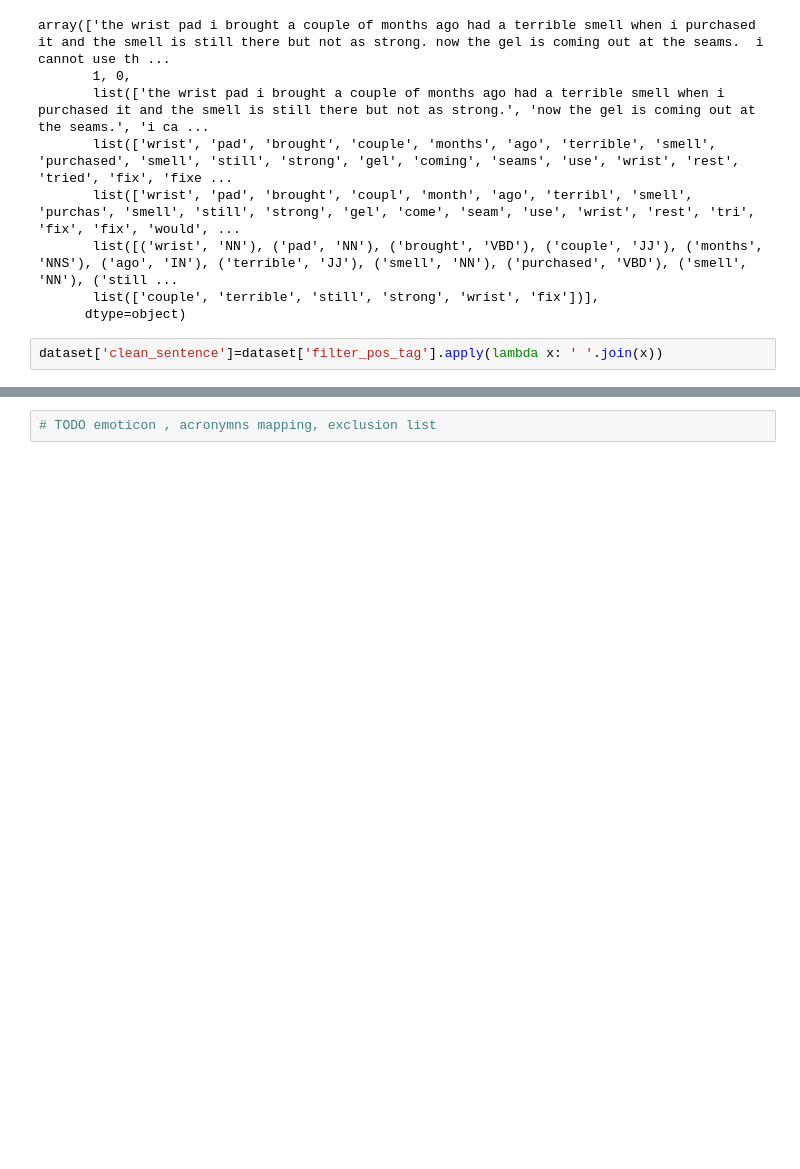
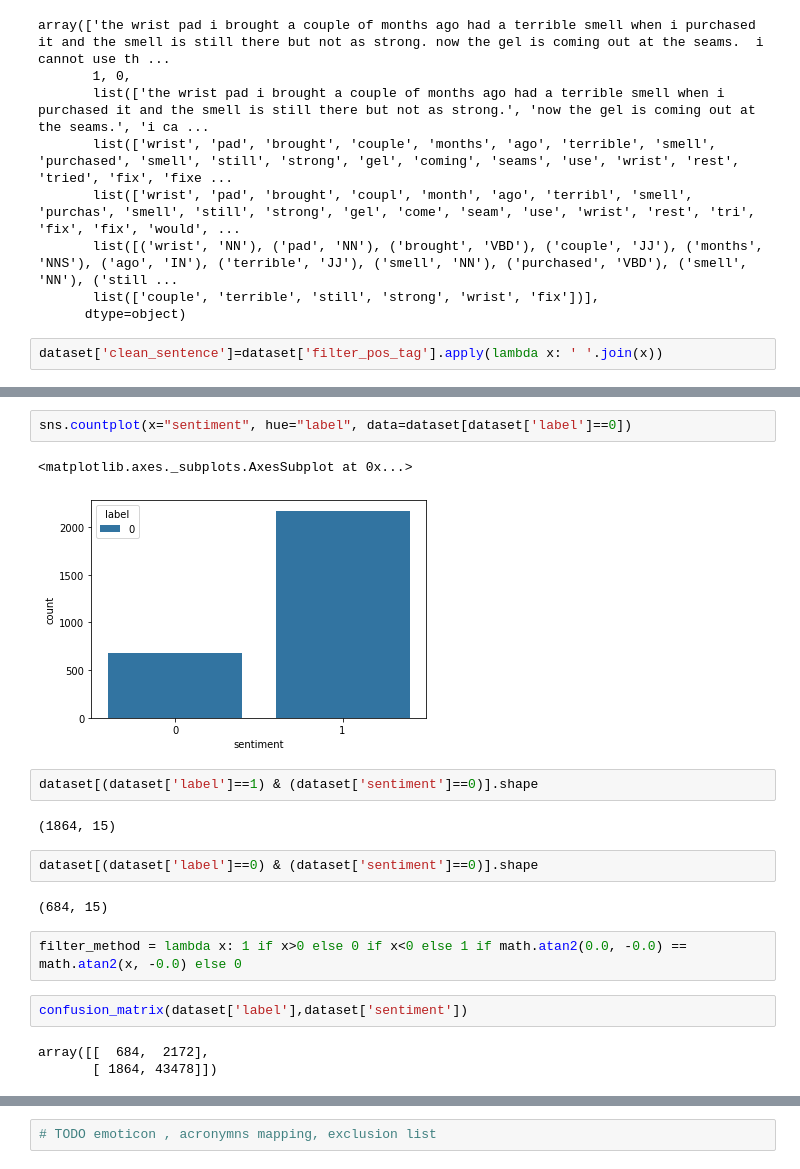
Before and after one commit to shishirkmr/predict_amazon_review_rating, a Jupyter notebook: sentiment_analyzer.ipynb, the cells around one changed output, grey strips where cells are left out. Saved outputs shown, nothing was run; the diff lists cells and outputs as text; blank space fills up the shorter version.

```diff
--- a/sentiment_analyzer.ipynb
+++ b/sentiment_analyzer.ipynb
@@ -332,0 +416,20 @@ dataset['clean_sentence']=dataset['filter_pos_tag'].apply(lambda x: ' '.join(x))
+# %%
+sns.countplot(x="sentiment", hue="label", data=dataset[dataset['label']==0])
+# %% [output]
+<matplotlib.axes._subplots.AxesSubplot at 0x...>
+[figure, added]
+# %%
+dataset[(dataset['label']==1) & (dataset['sentiment']==0)].shape
+# %% [output]
+(1864, 15)
+# %%
+dataset[(dataset['label']==0) & (dataset['sentiment']==0)].shape
+# %% [output]
+(684, 15)
+# %%
+filter_method = lambda x: 1 if x>0 else 0 if x<0 else 1 if math.atan2(0.0, -0.0) == math.atan2(x, -0.0) else 0
+# %%
+confusion_matrix(dataset['label'],dataset['sentiment'])
+# %% [output]
+array([[  684,  2172],
+       [ 1864, 43478]])
```
Also changed, not shown: parts of 26 cells of this notebook.
